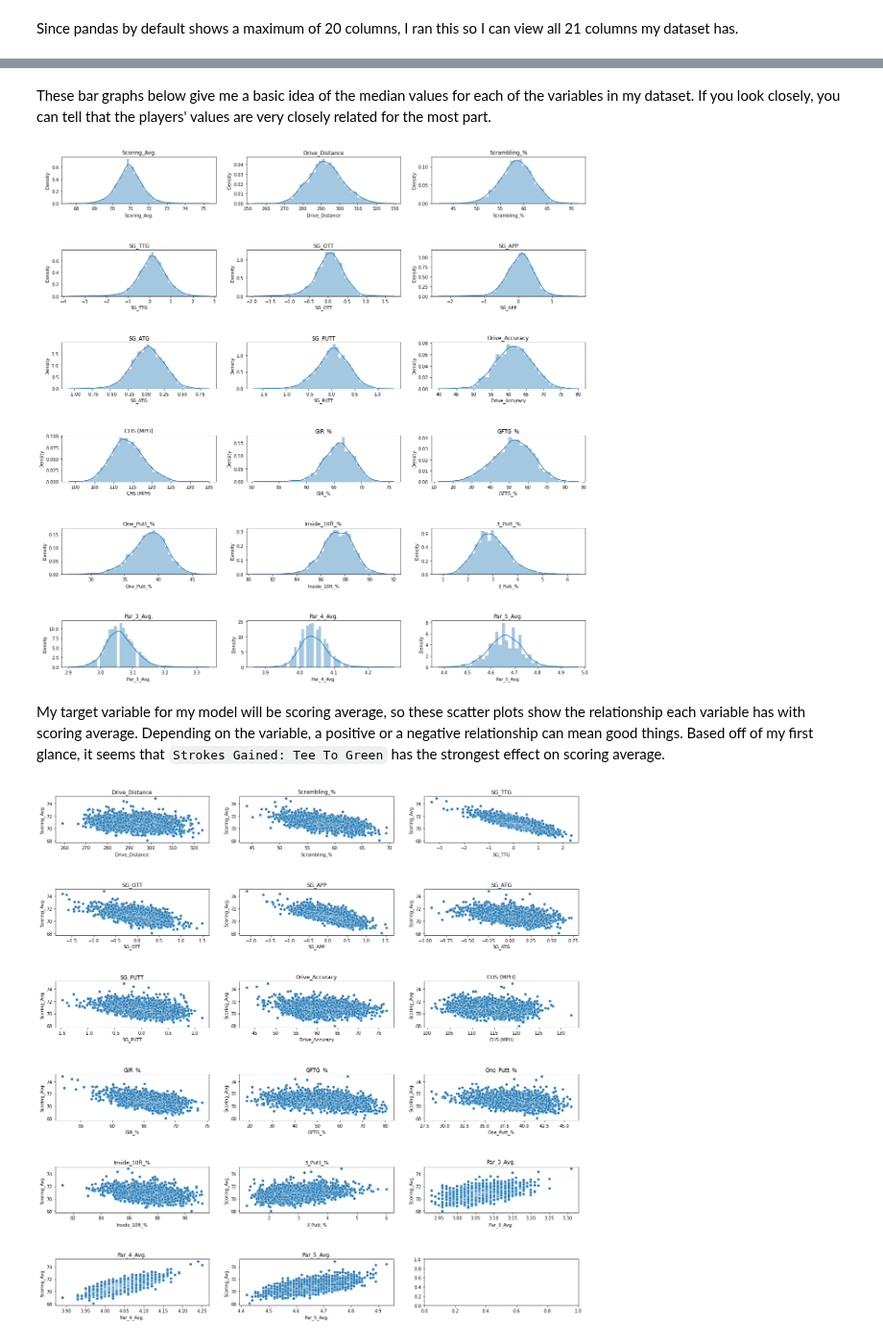
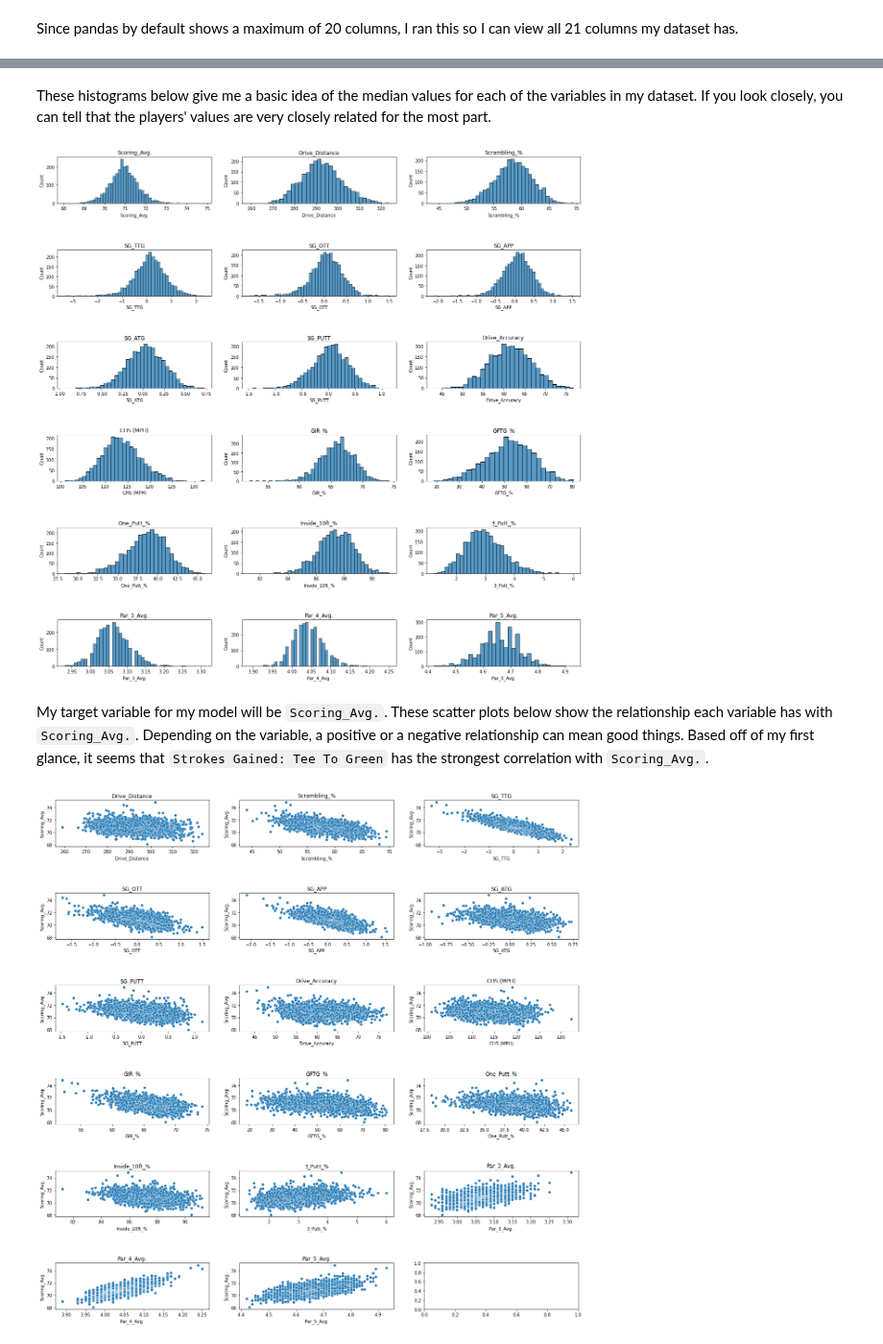
Before and after one commit to johndaniels2/PGA-TOUR-Project, a Jupyter notebook: Project Notebook.ipynb, the cells around one changed output, grey strips where cells are left out. Shown at 96% size. Drawn from its saved outputs; the diff is of its cells as text; code cells hidden in the pictures.

```diff
--- a/Project Notebook.ipynb
+++ b/Project Notebook.ipynb
@@ -51,0 +57,3 @@ df
+# %%
+df = df.drop(columns='Unnamed: 0')
+df
@@ -52,27 +74,30 @@ df
 # %% [markdown]
-These bar graphs below give me a basic idea of the median values for each of the variables in my dataset. If you look closely, you can tell that the players' values are very closely related for the most part.
+These histograms below give me a basic idea of the median values for each of the variables in my dataset. If you look closely, you can tell that the players' values are very closely related for the most part.
 # %%
+# Creating the structure of the histograms
 f, ax = plt.subplots(nrows = 6, ncols = 3, figsize=(21,21))
 
 # Selecting columns we want distributions for
 hist_cols = ['Scoring_Avg.', 'Drive_Distance', 'Scrambling_%', 'SG_TTG', 'SG_OTT',
        'SG_APP', 'SG_ATG', 'SG_PUTT', 'Drive_Accuracy', 'CHS (MPH)', 'GIR_%', 'GFTG_%', 'One_Putt_%',
        'Inside_10ft_%', '3_Putt_%', 'Par_3_Avg.',
        'Par_4_Avg.', 'Par_5_Avg.']
 row = 0
 col = 0
 
+# For loop so each column separately turns into a histogram
 for i, column in enumerate(hist_cols):
-    graph = sns.distplot(df[column], ax=ax[row][col])
+    graph = sns.histplot(df[column], ax=ax[row][col])
     graph.set(title = column)
     col += 1
     if col == 3:
         col = 0
         row += 1
 
+# Visualizing the result
 plt.subplots_adjust(left=None, bottom=None, right=None, top=None, wspace=None, hspace=1)
 # %% [output]
-[figure, old version]
+[figure, new version]
 # %% [markdown]
-My target variable for my model will be scoring average, so these scatter plots show the relationship each variable has with scoring average. Depending on the variable, a positive or a negative relationship can mean good things. Based off of my first glance, it seems that `Strokes Gained: Tee To Green` has the strongest effect on scoring average.
+My target variable for my model will be `Scoring_Avg.`. These scatter plots below show the relationship each variable has with `Scoring_Avg.`. Depending on the variable, a positive or a negative relationship can mean good things. Based off of my first glance, it seems that `Strokes Gained: Tee To Green` has the strongest correlation with `Scoring_Avg.`.
 # %%
```
Also changed, not shown: parts of 37 cells of this notebook, 1 other file.
